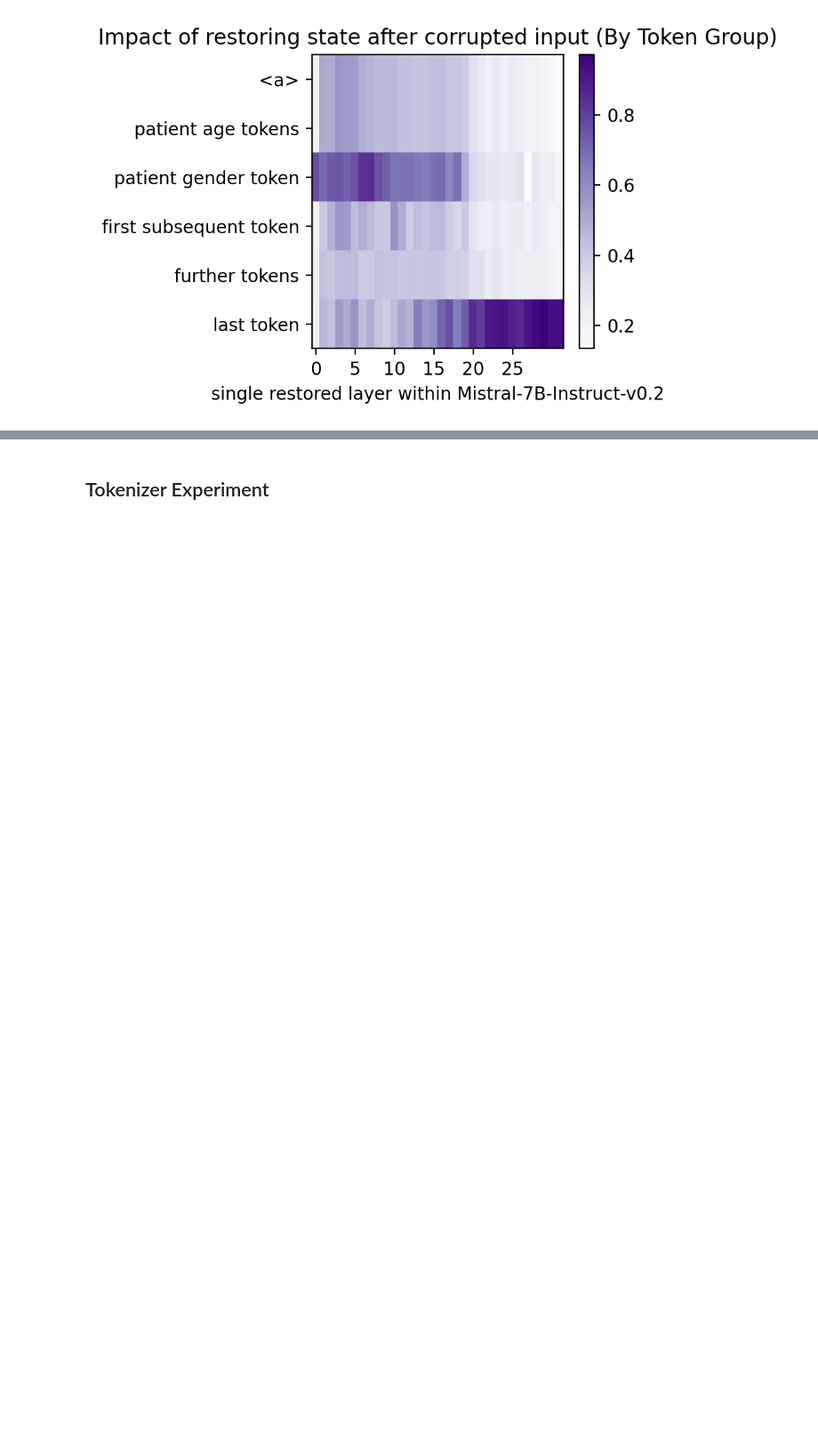
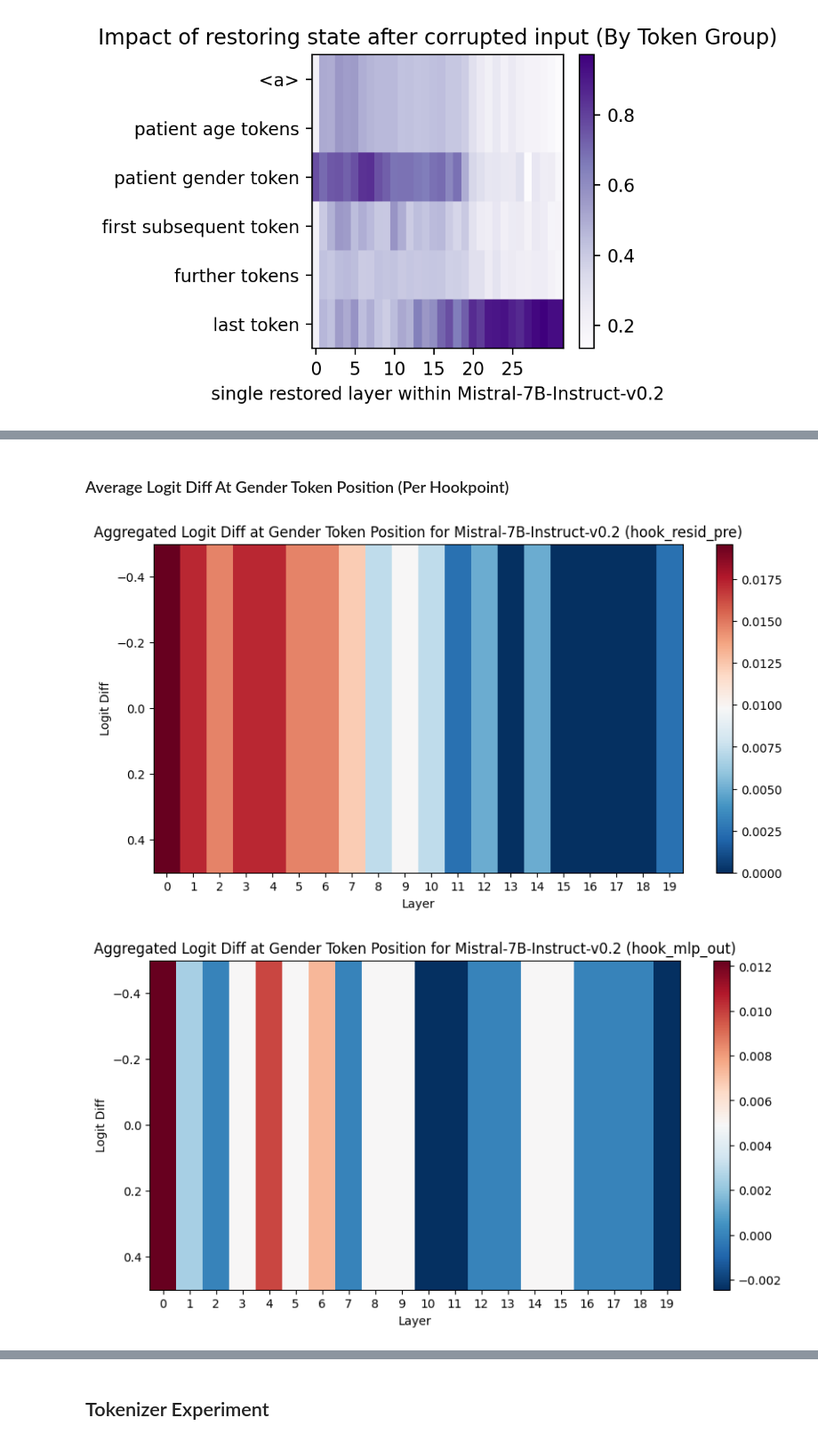
Before and after one commit to Steven-Yiran/medical-gpt-interpretability, a Jupyter notebook: medqa/results.ipynb, the cells around one changed output, grey strips where cells are left out. Shown at 89% size. Cells and saved outputs as stored; diff of their text form; code cells hidden in the pictures; blank space fills up the shorter version.

Commit message:
gender token position patching

```diff
--- a/medqa/results.ipynb
+++ b/medqa/results.ipynb
@@ -46,0 +39,7 @@ woman_token_ids = [tokenizer.encode(token)[-1] for token in woman_tokens]
+# %%
+sample_ids = []
+# sweep results directory for subdirectories names as sample_ids
+for file in os.listdir(results_dir):
+    if os.path.isdir(os.path.join(results_dir, file)):
+        sample_ids.append(int(file))
+print(f"Found {len(sample_ids)} samples")
@@ -47,7 +48,5 @@ woman_token_ids = [tokenizer.encode(token)[-1] for token in woman_tokens]
 # %%
 # find the index of the token "man" or "woman" in the tokenized data entries
-# need to be avaliable in the ../results folder
-sample_ids = [0,4,7,12,19,22,24,28,29,31,33,34,36,39,44,45,46,47,54]
 sample_ids_with_patient_info = []
 idx_range = []
 
@@ -72,7 +71,6 @@ for i in sample_ids:
             break
 
     if first_gender_idx is not None:
-        display(Markdown(f"First occurrence of 'man'/'woman': Token '{gender_token}' at index {first_gender_idx}"))
         # check if the gender token has age token before it
         if inputs[0][first_gender_idx-len(age_token_ids):first_gender_idx].numpy().tolist() == age_token_ids:
             sample_ids_with_patient_info.append(i)
@@ -259,0 +210,37 @@ Mean value: 0.025532806292176247
+# %% [markdown]
+### Average Logit Diff At Gender Token Position (Per Hookpoint)
+# %%
+model_name = "Mistral-7B-Instruct-v0.2"
+model_prefix = "meerkat" #"Mistral"
+num_layers = 20
+
+aggregated_logit_diffs = {hook_point: torch.zeros((1, num_layers)) for hook_point in hook_points}
+
+for i, v in enumerate(sample_ids_with_patient_info):
+    for hook_point in hook_points:
+        filepath = f"{results_dir}/{v}/{model_prefix}_{hook_point}.pt"
+        if os.path.exists(filepath):
+            logit_diffs = torch.load(filepath, map_location=torch.device("cpu"))
+            logit_diffs = logit_diffs.T
+            gender_token_idx = idx_range[i][1]
+            aggregated_logit_diffs[hook_point][0, :] += logit_diffs[gender_token_idx, :]
+
+for hook_point in hook_points:
+    aggregated_logit_diffs[hook_point] /= len(sample_ids_with_patient_info)
+# %%
+# use a diverging red-blue colormap to plot the aggregated logit diffs per hookpoint
+# normalize the aggregated logit diffs per hookpoint
+#aggregated_logit_diffs[hook_point] = (aggregated_logit_diffs[hook_point] - aggregated_logit_diffs[hook_point].min()) / (aggregated_logit_diffs[hook_point].max() - aggregated_logit_diffs[hook_point].min())
+
+for hook_point in hook_points:
+    plt.figure(figsize=(10, 5))
+    plt.imshow(aggregated_logit_diffs[hook_point], cmap="RdBu_r", aspect="auto")
+    plt.colorbar()
+    plt.title(f"Aggregated Logit Diff at Gender Token Position for {model_name} ({hook_point})")
+    plt.xlabel("Layer")
+    plt.ylabel("Logit Diff")
+    plt.xticks(range(num_layers), range(num_layers))  # Set x-ticks to integer layer indices
+    plt.show()
+# %% [output]
+[figure, added]
+[figure, added]
```
Also changed, not shown: parts of 11 cells of this notebook, 15 other files.
